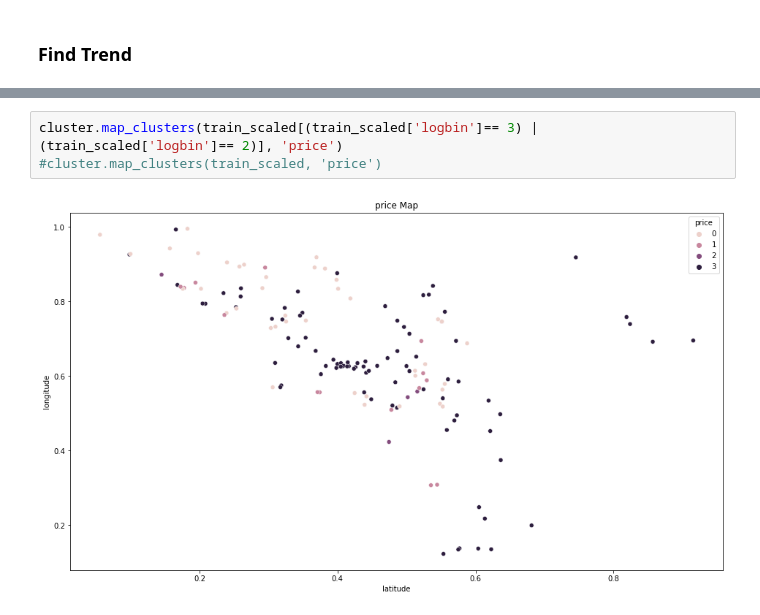
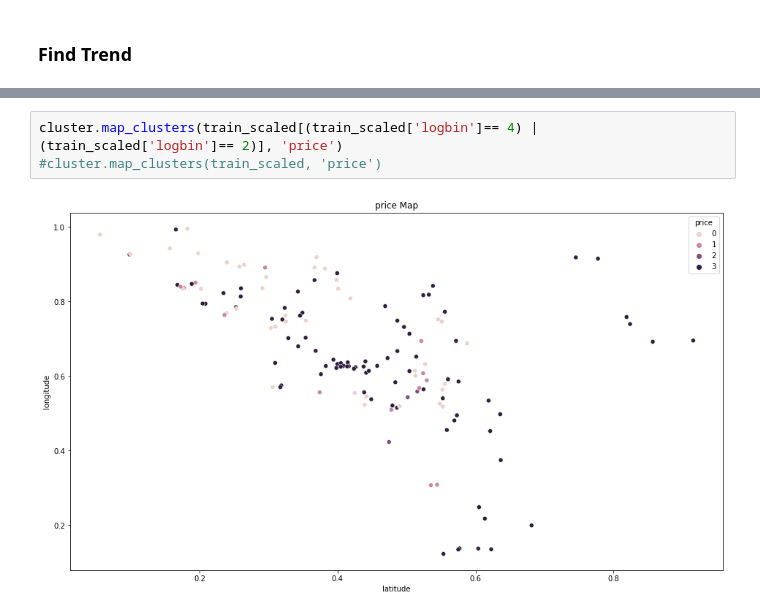
Before and after one commit to carterrxavier/clustering-project, a Jupyter notebook: initialnotebook.ipynb, the cells around one changed output, grey strips where cells are left out. Drawn from its saved outputs; the diff is of its cells as text.

```diff
--- a/initialnotebook.ipynb
+++ b/initialnotebook.ipynb
@@ -290,5 +290,5 @@ train_scaled['logbin'] = X['logbin']
 # %%
-cluster.map_clusters(train_scaled[(train_scaled['logbin']== 3) | (train_scaled['logbin']== 2)], 'price')
+cluster.map_clusters(train_scaled[(train_scaled['logbin']== 4) | (train_scaled['logbin']== 2)], 'price')
 #cluster.map_clusters(train_scaled, 'price')
 # %% [output]
-[figure, old version]
+[figure, new version]
```
Also changed, not shown: parts of 6 cells of this notebook.
